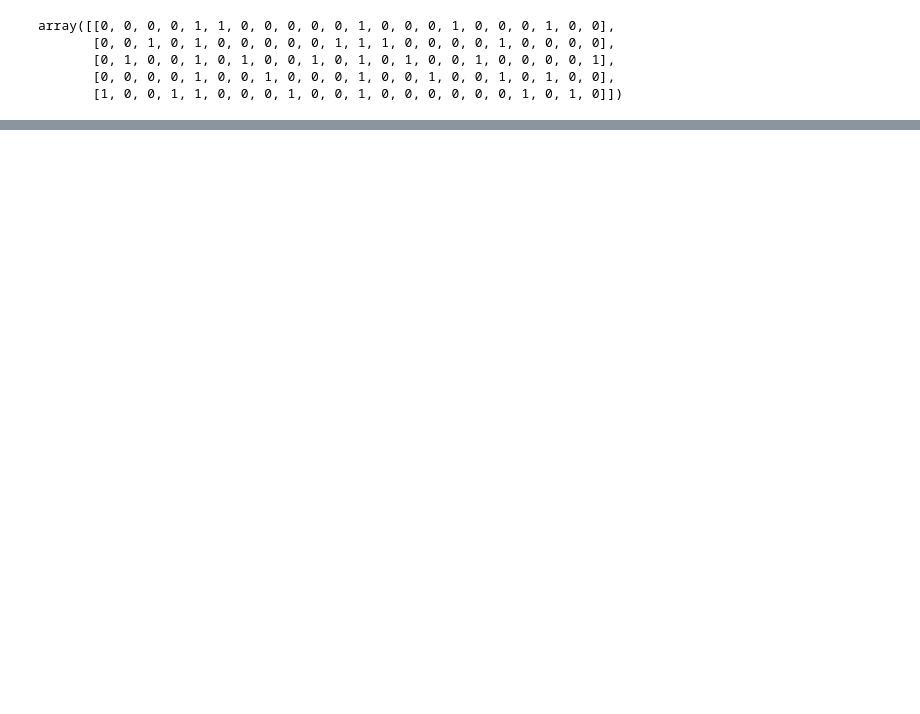
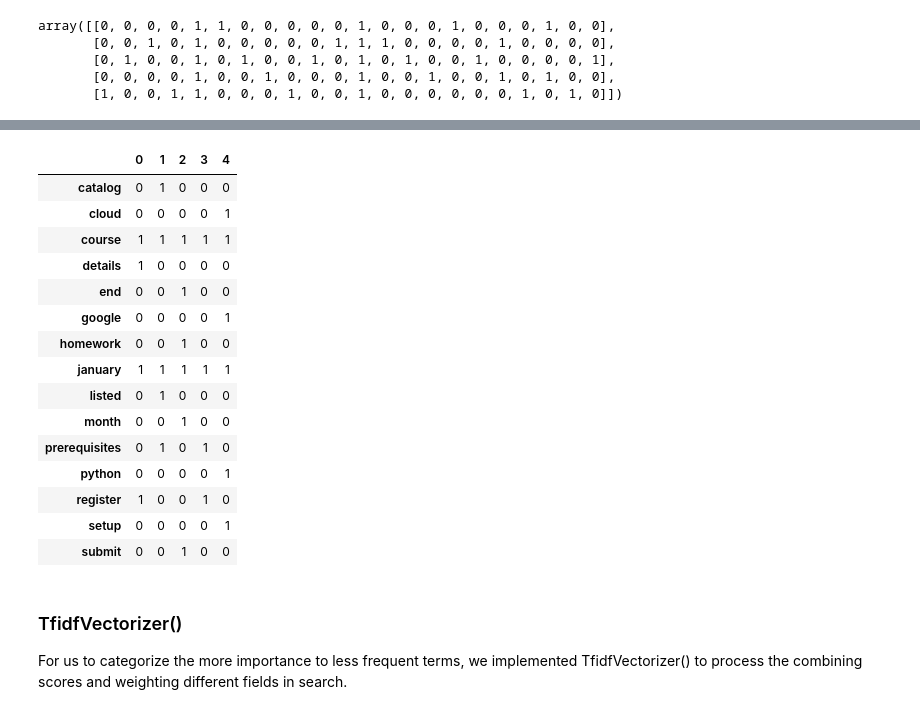
Before and after one commit to h-sutiwas/llm-zoomcamp, a Jupyter notebook: 00-search-engine-workshop/search_engine_notebook.ipynb, the cells around one changed output, grey strips where cells are left out. Drawn from its saved outputs; the diff is of its cells as text; code cells hidden in the pictures; blank space fills up the shorter version.

```diff
--- a/00-search-engine-workshop/search_engine_notebook.ipynb
+++ b/00-search-engine-workshop/search_engine_notebook.ipynb
@@ -75,0 +108,28 @@ operable program or batch file.
+# %%
+cv = CountVectorizer(stop_words='english')
+X = cv.fit_transform(docs_example)
+
+names = cv.get_feature_names_out()
+
+df_docs = pd.DataFrame(X.toarray(), columns=names).T
+df_docs
+# %% [output]
+|  | 0 | 1 | 2 | 3 | 4 |
+| catalog | 0 | 1 | 0 | 0 | 0 |
+| cloud | 0 | 0 | 0 | 0 | 1 |
+| course | 1 | 1 | 1 | 1 | 1 |
+| details | 1 | 0 | 0 | 0 | 0 |
+| end | 0 | 0 | 1 | 0 | 0 |
+| google | 0 | 0 | 0 | 0 | 1 |
+| homework | 0 | 0 | 1 | 0 | 0 |
+| january | 1 | 1 | 1 | 1 | 1 |
+| listed | 0 | 1 | 0 | 0 | 0 |
+| month | 0 | 0 | 1 | 0 | 0 |
+| prerequisites | 0 | 1 | 0 | 1 | 0 |
+| python | 0 | 0 | 0 | 0 | 1 |
+| register | 1 | 0 | 0 | 1 | 0 |
+| setup | 0 | 0 | 0 | 0 | 1 |
+| submit | 0 | 0 | 1 | 0 | 0 |
+# %% [markdown]
+### TfidfVectorizer()
+For us to categorize the more importance to less frequent terms, we implemented TfidfVectorizer() to process the combining scores and weighting different fields in search.
```
Also changed, not shown: parts of 6 cells of this notebook.
